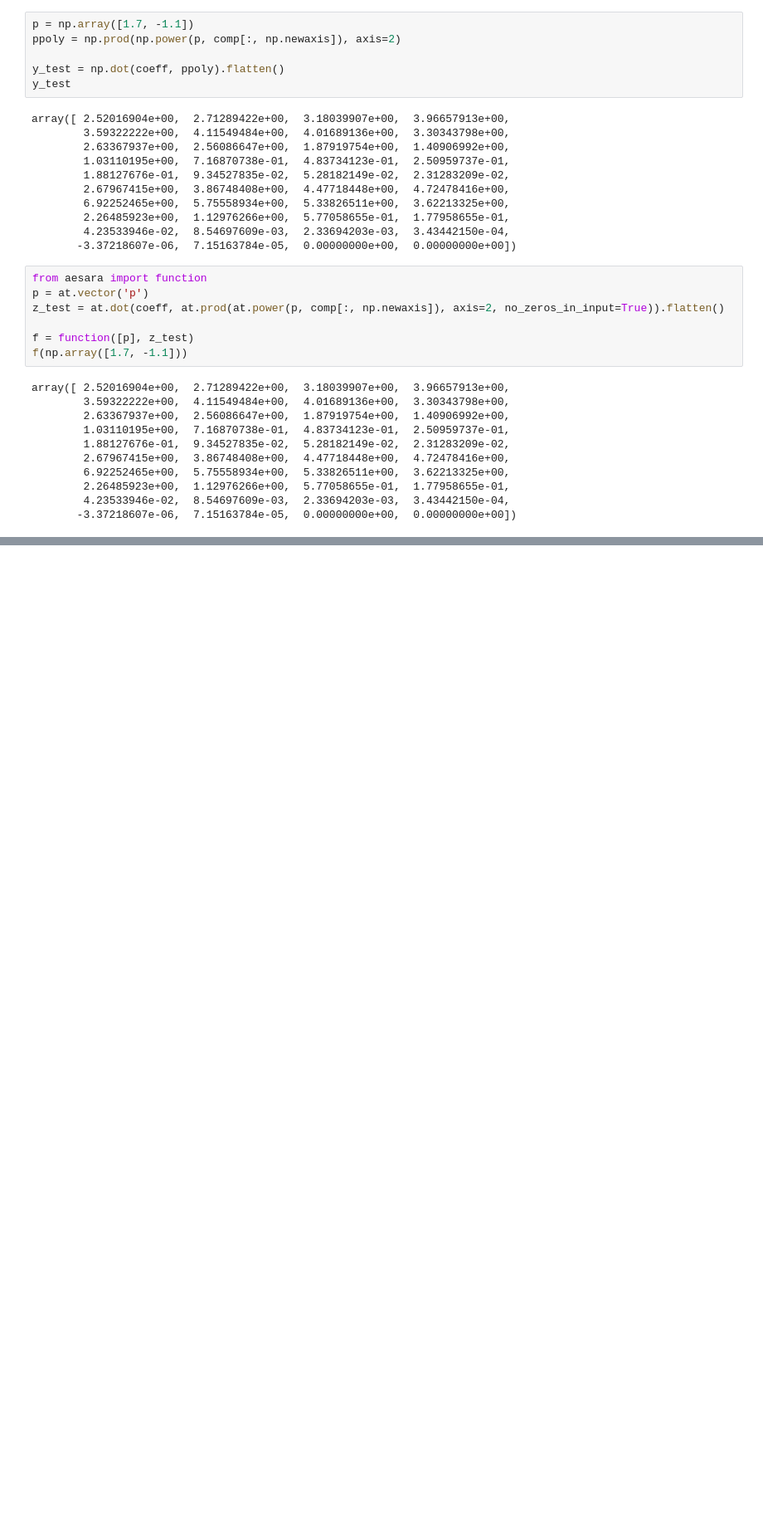
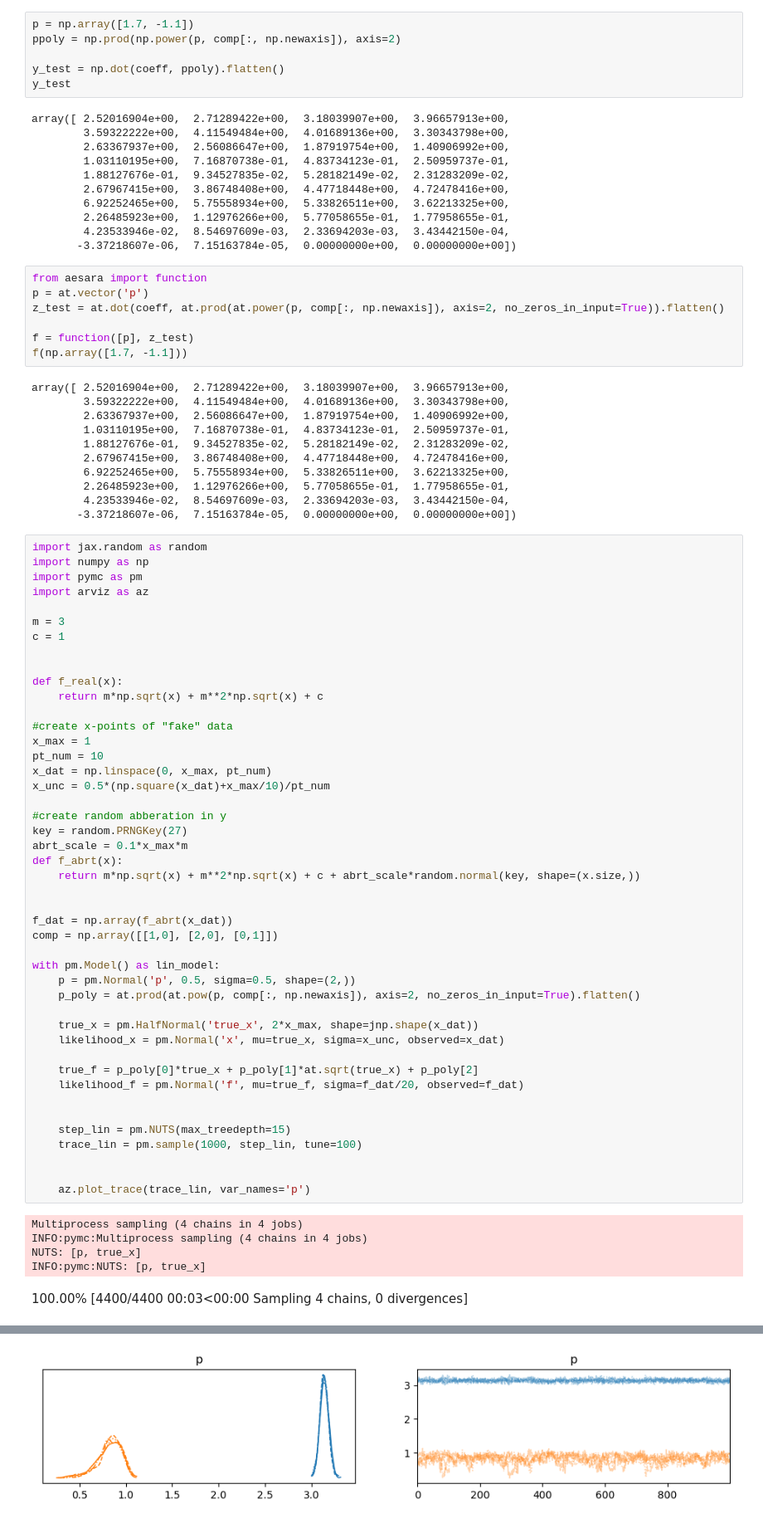
Before and after one commit to Jeffae-Schroff/apprentice-jax, a Jupyter notebook: EIV_cov_test.ipynb, the cells around one changed output, grey strips where cells are left out. Shown at 83% size. Saved outputs shown, nothing was run; the diff lists cells and outputs as text; blank space fills up the shorter version.

```diff
--- a/EIV_cov_test.ipynb
+++ b/EIV_cov_test.ipynb
@@ -115,3 +114,54 @@ array([ 2.52016904e+00,  2.71289422e+00,  3.18039907e+00,  3.96657913e+00,
         2.26485923e+00,  1.12976266e+00,  5.77058655e-01,  1.77958655e-01,
         4.23533946e-02,  8.54697609e-03,  2.33694203e-03,  3.43442150e-04,
        -3.37218607e-06,  7.15163784e-05,  0.00000000e+00,  0.00000000e+00])
+# %%
+import jax.random as random
+import numpy as np
+import pymc as pm
+import arviz as az
+
+m = 3
+c = 1
+
+
+def f_real(x):
+    return m*np.sqrt(x) + m**2*np.sqrt(x) + c
+
+#create x-points of "fake" data
+x_max = 1
+pt_num = 10
+x_dat = np.linspace(0, x_max, pt_num)
+x_unc = 0.5*(np.square(x_dat)+x_max/10)/pt_num
+
+#create random abberation in y
+key = random.PRNGKey(27)
+abrt_scale = 0.1*x_max*m
+def f_abrt(x):
+    return m*np.sqrt(x) + m**2*np.sqrt(x) + c + abrt_scale*random.normal(key, shape=(x.size,))
+
+
+f_dat = np.array(f_abrt(x_dat))
+comp = np.array([[1,0], [2,0], [0,1]])
+
+with pm.Model() as lin_model:
+    p = pm.Normal('p', 0.5, sigma=0.5, shape=(2,))
+    p_poly = at.prod(at.pow(p, comp[:, np.newaxis]), axis=2, no_zeros_in_input=True).flatten()
+
+    true_x = pm.HalfNormal('true_x', 2*x_max, shape=jnp.shape(x_dat))
+    likelihood_x = pm.Normal('x', mu=true_x, sigma=x_unc, observed=x_dat)
+
+    true_f = p_poly[0]*true_x + p_poly[1]*at.sqrt(true_x) + p_poly[2]
+    likelihood_f = pm.Normal('f', mu=true_f, sigma=f_dat/20, observed=f_dat)
+
+
+    step_lin = pm.NUTS(max_treedepth=15)
+    trace_lin = pm.sample(1000, step_lin, tune=100)
+
+
+    az.plot_trace(trace_lin, var_names='p')
+# %% [output]
+Multiprocess sampling (4 chains in 4 jobs)
+INFO:pymc:Multiprocess sampling (4 chains in 4 jobs)
+NUTS: [p, true_x]
+INFO:pymc:NUTS: [p, true_x]
+100.00% [4400/4400 00:03<00:00 Sampling 4 chains, 0 divergences]
@@ -117,0 +170 @@ array([ 2.52016904e+00,  2.71289422e+00,  3.18039907e+00,  3.96657913e+00,
+[figure, added]
```
Also changed, not shown: parts of 7 cells of this notebook, 1 other file.
